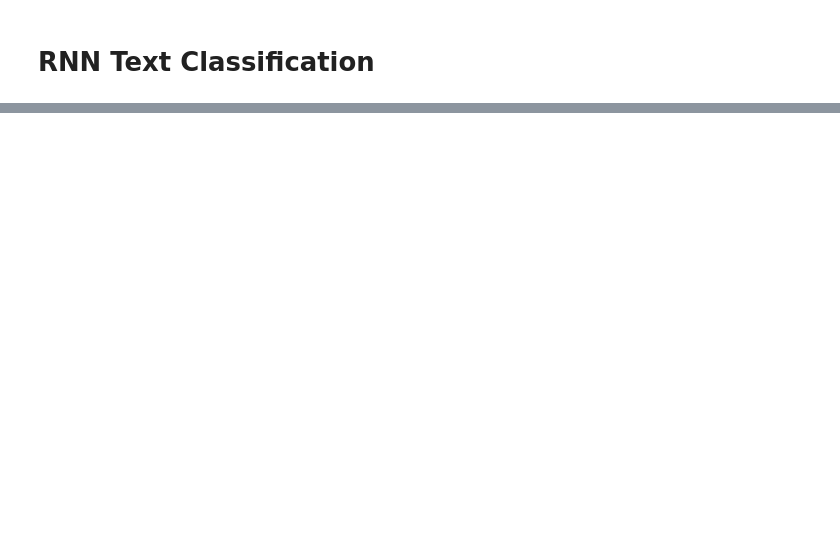
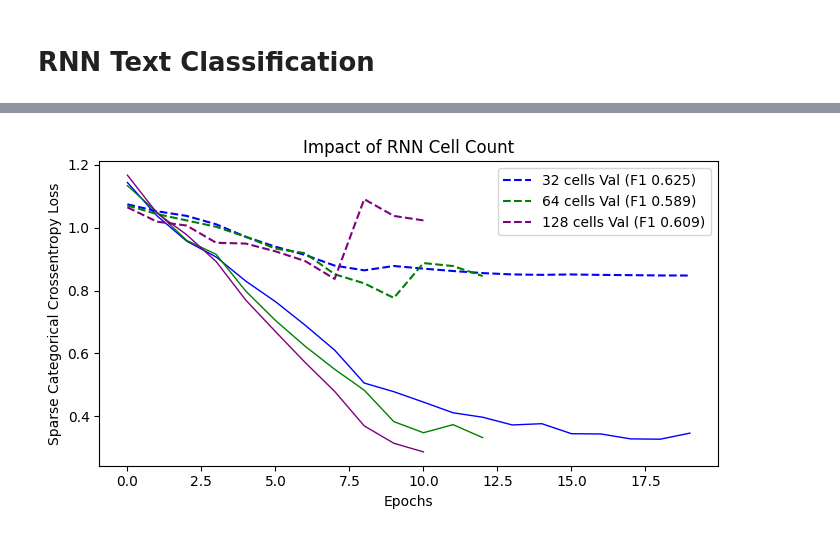
Before and after one commit to Bodleh/IF3270_Tubes2_23, a Jupyter notebook: src/rnn/rnn_experiment.ipynb, the cells around one changed output, grey strips where cells are left out. Saved outputs shown, nothing was run; the diff lists cells and outputs as text; code cells hidden in the pictures; blank space fills up the shorter version.

```diff
--- a/src/rnn/rnn_experiment.ipynb
+++ b/src/rnn/rnn_experiment.ipynb
@@ -184,0 +50,9 @@ Epoch 11/20
+# %%
+# Pengujian
+layers_list = [1, 2, 3]
+units_list  = [32, 64, 128]
+bi_list     = [False, True]
+
+runs = [train_cfg(L, U, bi) for L, U, bi in itertools.product(layers_list, units_list, bi_list)]
+df_results = pd.DataFrame([{k: r[k] for k in ("layers","units","bi","f1")} for r in runs])
+print(df_results)
@@ -184,0 +103,16 @@ Epoch 11/20
+# %%
+plt.figure(figsize=(7,4))
+for r in runs:
+    if r["layers"]==1 and r["bi"]:
+        color = {32:"blue",64:"green",128:"purple"}[r["units"]]
+        plt.plot(r["loss"],      color=color,          linewidth=1)
+        plt.plot(r["val_loss"],  color=color, linestyle="--",
+                 label=f"{r['units']} cells Val (F1 {r['f1']:.3f})")
+
+plt.title("Impact of RNN Cell Count")
+plt.xlabel("Epochs"); plt.ylabel("Sparse Categorical Crossentropy Loss")
+plt.legend(); plt.tight_layout()
+plt.savefig("saved/units_vs_loss.png")
+plt.show()
+# %% [output]
+[figure, added]
```
Also changed, not shown: parts of 8 cells of this notebook, 5 other files.
